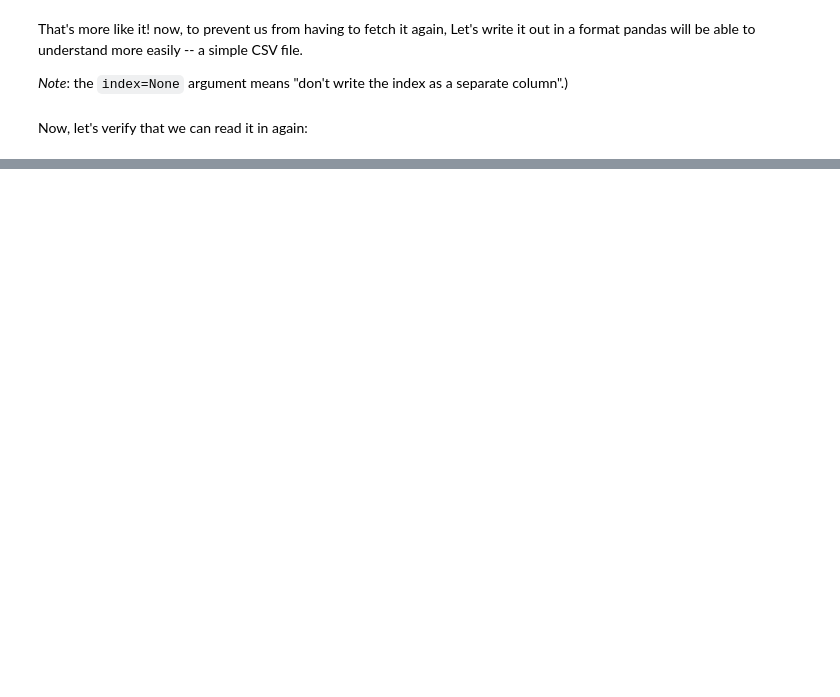
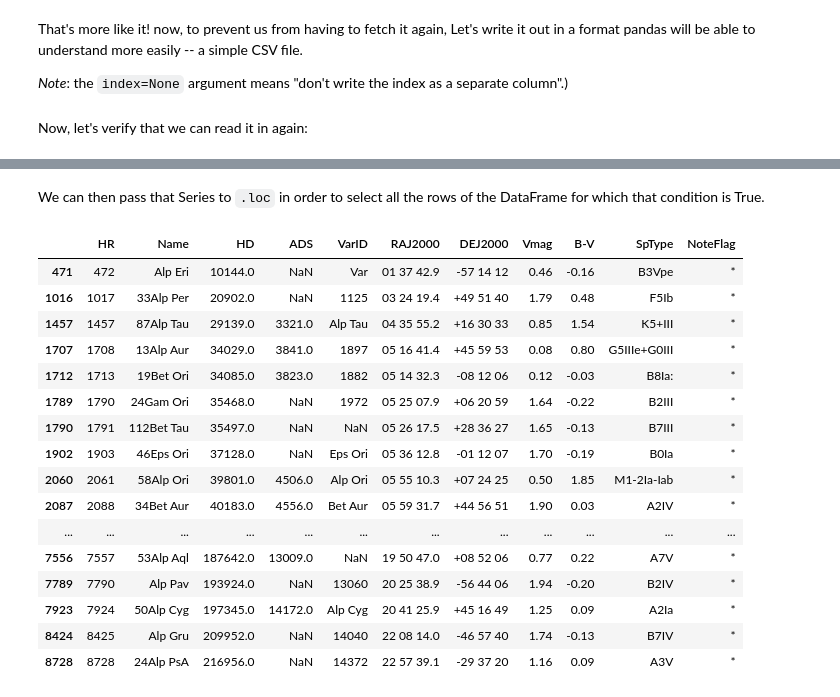
Before and after one commit to MillionConcepts/knowing-the-sky, a Jupyter notebook: knowing-the-sky/2_Ordering_the_Sky.ipynb, the cells around one changed output, grey strips where cells are left out. Cells and saved outputs as stored; diff of their text form; code cells hidden in the pictures; blank space fills up the shorter version.

```diff
--- a/knowing-the-sky/2_Ordering_the_Sky.ipynb
+++ b/knowing-the-sky/2_Ordering_the_Sky.ipynb
@@ -526,6 +646,3 @@ bsc_in.loc[30:40, ['Vmag', 'RAJ2000']]
 # %%
-# like numpy arrays, you can select elements of a DataFrame that meet some special condition.
-# the easiest way to do that is by defining a logical predicate. An expression like this
-# produces a boolean Series giving us only very bright stars with Vmag < 2:
-bright_predicate = bsc_in['Vmag'] < 2
-bright_predicate
+bright_condition = bsc_in['Vmag'] < 2
+bright_condition
@@ -532,8 +662,26 @@ bright_predicate
+# %% [markdown]
+We can then pass that Series to `.loc` in order to select all the rows of the DataFrame for which that condition is True.
 # %%
-# we can then pass that Series to .loc in order to select all the rows
-# of the DataFrame for which that condition is true:
-bright = bsc_in.loc[bright_predicate]
+bright = bsc_in.loc[bright_condition]
 bright
+# %% [output]
+|  | HR | Name | HD | ADS | VarID | RAJ2000 | DEJ2000 | Vmag | B-V | SpType | NoteFlag |
+| 471 | 472 | Alp Eri | 10144.0 | NaN | Var | 01 37 42.9 | -57 14 12 | 0.46 | -0.16 | B3Vpe | * |
+| 1016 | 1017 | 33Alp Per | 20902.0 | NaN | 1125 | 03 24 19.4 | +49 51 40 | 1.79 | 0.48 | F5Ib | * |
+| 1457 | 1457 | 87Alp Tau | 29139.0 | 3321.0 | Alp Tau | 04 35 55.2 | +16 30 33 | 0.85 | 1.54 | K5+III | * |
+| 1707 | 1708 | 13Alp Aur | 34029.0 | 3841.0 | 1897 | 05 16 41.4 | +45 59 53 | 0.08 | 0.80 | G5IIIe+G0III | * |
+| 1712 | 1713 | 19Bet Ori | 34085.0 | 3823.0 | 1882 | 05 14 32.3 | -08 12 06 | 0.12 | -0.03 | B8Ia: | * |
+| 1789 | 1790 | 24Gam Ori | 35468.0 | NaN | 1972 | 05 25 07.9 | +06 20 59 | 1.64 | -0.22 | B2III | * |
+| 1790 | 1791 | 112Bet Tau | 35497.0 | NaN | NaN | 05 26 17.5 | +28 36 27 | 1.65 | -0.13 | B7III | * |
+| 1902 | 1903 | 46Eps Ori | 37128.0 | NaN | Eps Ori | 05 36 12.8 | -01 12 07 | 1.70 | -0.19 | B0Ia | * |
+| 2060 | 2061 | 58Alp Ori | 39801.0 | 4506.0 | Alp Ori | 05 55 10.3 | +07 24 25 | 0.50 | 1.85 | M1-2Ia-Iab | * |
+| 2087 | 2088 | 34Bet Aur | 40183.0 | 4556.0 | Bet Aur | 05 59 31.7 | +44 56 51 | 1.90 | 0.03 | A2IV | * |
+| ... | ... | ... | ... | ... | ... | ... | ... | ... | ... | ... | ... |
+| 7556 | 7557 | 53Alp Aql | 187642.0 | 13009.0 | NaN | 19 50 47.0 | +08 52 06 | 0.77 | 0.22 | A7V | * |
+| 7789 | 7790 | Alp Pav | 193924.0 | NaN | 13060 | 20 25 38.9 | -56 44 06 | 1.94 | -0.20 | B2IV | * |
+| 7923 | 7924 | 50Alp Cyg | 197345.0 | 14172.0 | Alp Cyg | 20 41 25.9 | +45 16 49 | 1.25 | 0.09 | A2Ia | * |
+| 8424 | 8425 | Alp Gru | 209952.0 | NaN | 14040 | 22 08 14.0 | -46 57 40 | 1.74 | -0.13 | B7IV | * |
+| 8728 | 8728 | 24Alp PsA | 216956.0 | NaN | 14372 | 22 57 39.1 | -29 37 20 | 1.16 | 0.09 | A3V | * |
 # %%
 # like arrays, the values in DataFrames can be easily plotted with matplotlib.
 # for instance, to make a scatter plot of Vmag vs. color (B-V):
```
Also changed, not shown: parts of 21 cells of this notebook, 1 other file.
